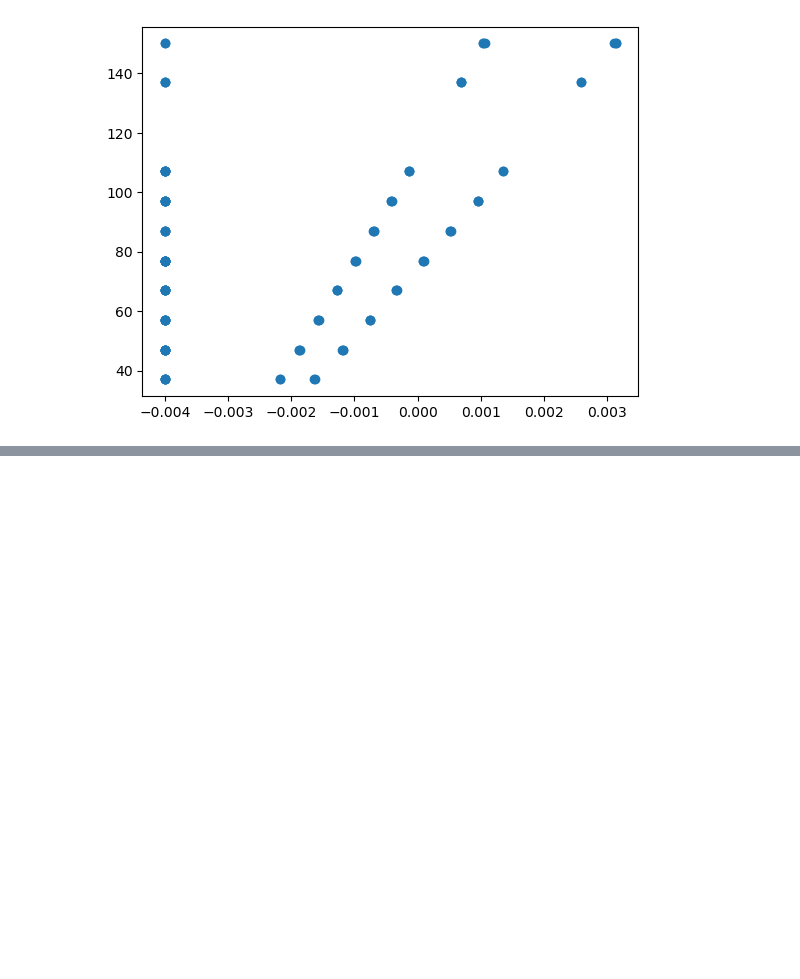
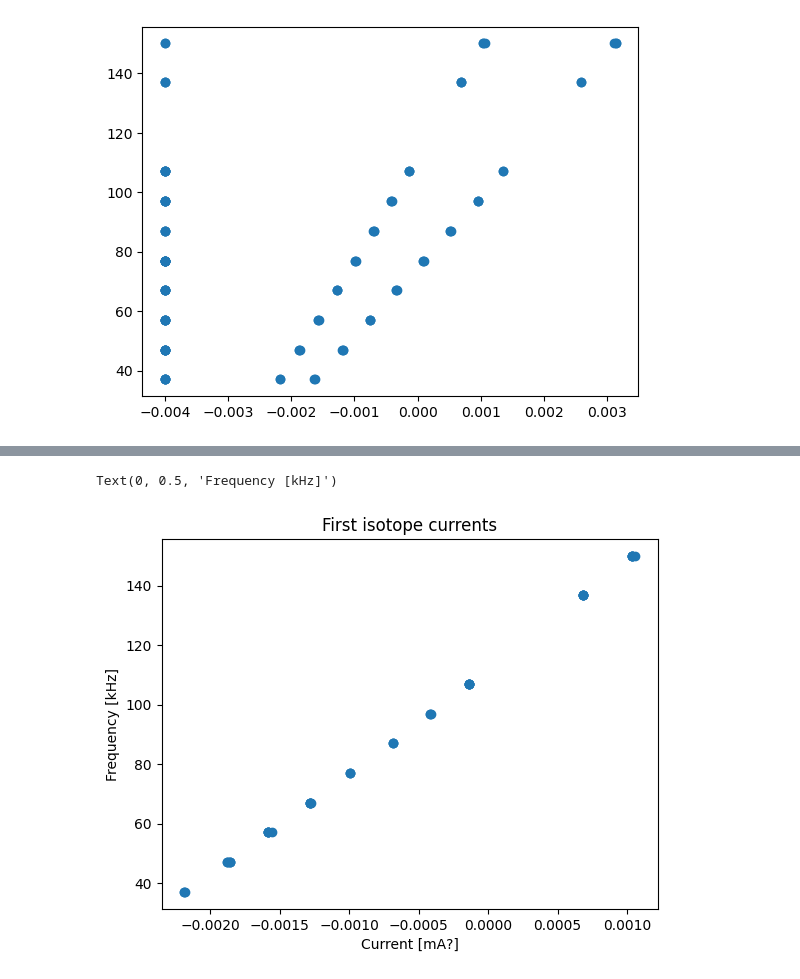
Before and after one commit to arielsmyri/phys_p_451, a Jupyter notebook: optical_pumping_lab/optical_pumping_analysis.ipynb, the cells around one changed output, grey strips where cells are left out. Drawn from its saved outputs; the diff is of its cells as text; code cells hidden in the pictures; blank space fills up the shorter version.

Commit message:
Separated the isotope frequencies in the optical pumping analysis notebook

```diff
--- a/optical_pumping_lab/optical_pumping_analysis.ipynb
+++ b/optical_pumping_lab/optical_pumping_analysis.ipynb
@@ -299,0 +312,9 @@ for freq in frequencies:
+# %%
+fig, ax = plt.subplots()
+ax.scatter(first_isotope_currents, first_isotope_frequencies)
+ax.set_title("First isotope currents")
+ax.set_xlabel("Current [mA?]")
+ax.set_ylabel("Frequency [kHz]")
+# %% [output]
+Text(0, 0.5, 'Frequency [kHz]')
+[figure, added]
```
Also changed, not shown: parts of 2 cells of this notebook.
